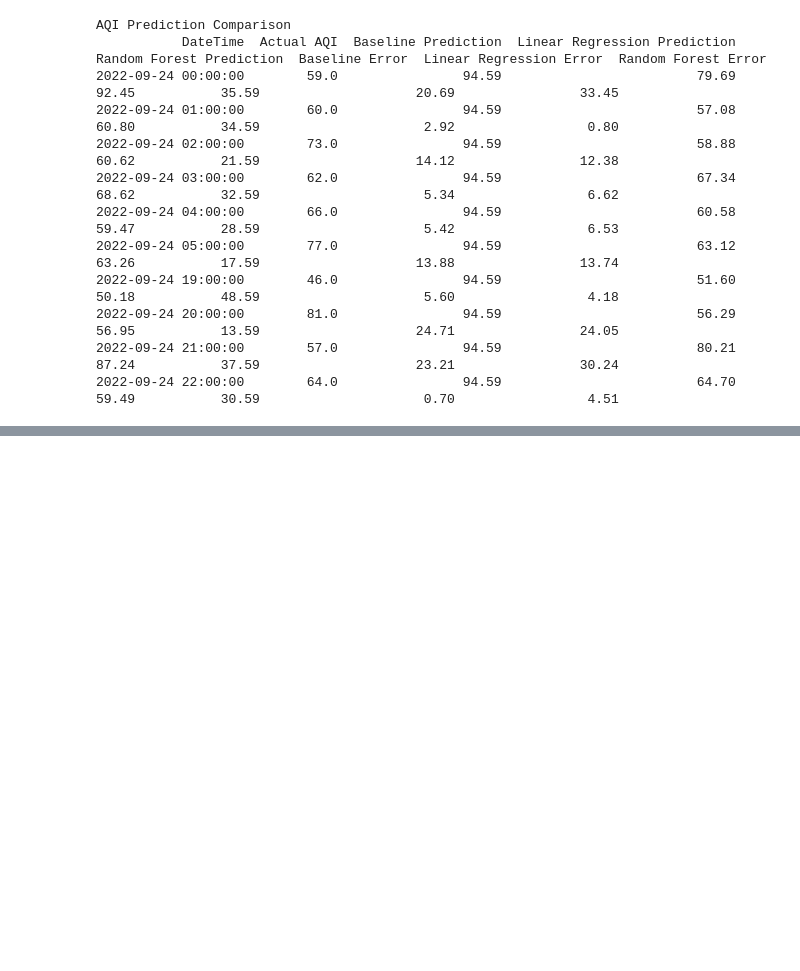
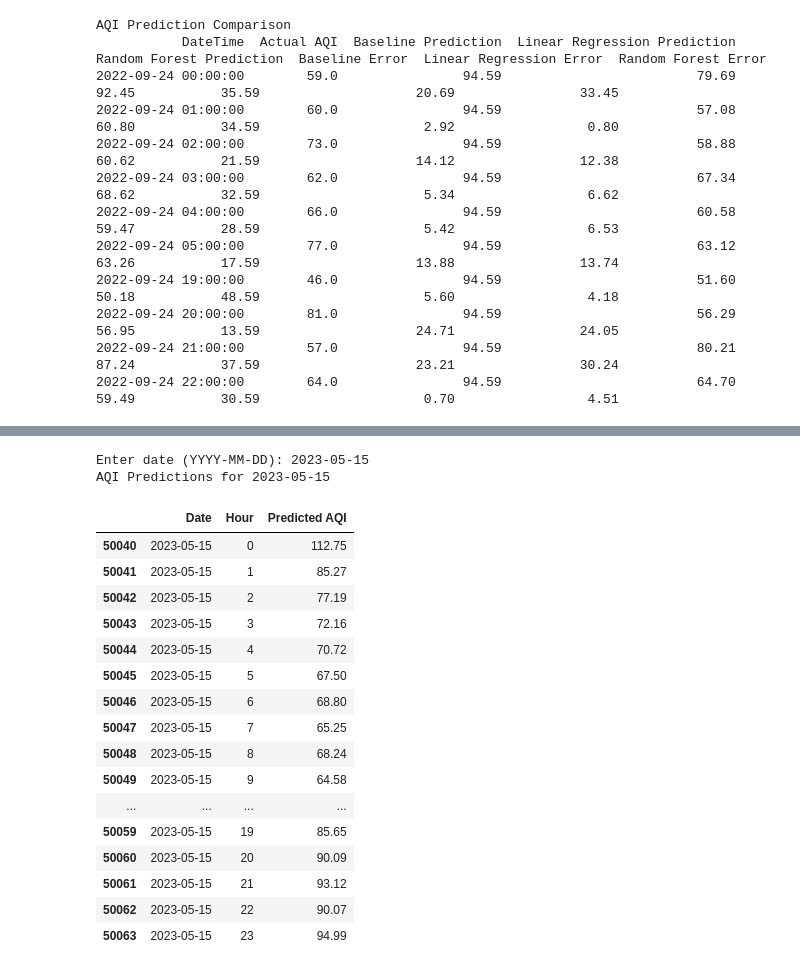
Before and after one commit to 9Pritika/AQI-Prediction-Manali, a Jupyter notebook: Air_Quality_Analysis.ipynb, the cells around one changed output, grey strips where cells are left out. Saved outputs shown, nothing was run; the diff lists cells and outputs as text; code cells hidden in the pictures; blank space fills up the shorter version.

```diff
--- a/Air_Quality_Analysis.ipynb
+++ b/Air_Quality_Analysis.ipynb
@@ -688,0 +717,65 @@ AQI Prediction Comparison
+# %%
+def predict_aqi_for_date(date_input):
+
+    selected_date = pd.to_datetime(date_input).normalize()
+
+    # Check whether the date exists in the dataset
+    day_data = prediction_data[
+        prediction_data['Date'] == selected_date
+    ].copy()
+
+    if day_data.empty:
+        print("Date not available in the dataset.")
+        return
+
+    features = [
+        'Hour', 'Month', 'Year', 'Day', 'DayOfWeek',
+        'AQI_Lag_1', 'AQI_Lag_24', 'AQI_Rolling_24'
+    ]
+
+    # Keep rows with all required features
+    valid_data = day_data.dropna(subset=features).copy()
+
+    if valid_data.empty:
+        print("Not enough previous AQI readings to make predictions.")
+        return
+
+    # Predict using trained Multiple Linear Regression model
+    valid_data['Predicted AQI'] = lr_v2.predict(
+        valid_data[features]
+    )
+
+    result = valid_data[['Date', 'Hour', 'Predicted AQI']].copy()
+
+    result['Predicted AQI'] = result['Predicted AQI'].round(2)
+
+    print(f"AQI Predictions for {selected_date.date()}")
+    display(result)
+
+    return result
+
+
+# User enters only the date
+date_input = input("Enter date (YYYY-MM-DD): ")
+
+prediction_result = predict_aqi_for_date(date_input)
+# %% [output]
+Enter date (YYYY-MM-DD): 2023-05-15
+AQI Predictions for 2023-05-15
+|  | Date | Hour | Predicted AQI |
+| 50040 | 2023-05-15 | 0 | 112.75 |
+| 50041 | 2023-05-15 | 1 | 85.27 |
+| 50042 | 2023-05-15 | 2 | 77.19 |
+| 50043 | 2023-05-15 | 3 | 72.16 |
+| 50044 | 2023-05-15 | 4 | 70.72 |
+| 50045 | 2023-05-15 | 5 | 67.50 |
+| 50046 | 2023-05-15 | 6 | 68.80 |
+| 50047 | 2023-05-15 | 7 | 65.25 |
+| 50048 | 2023-05-15 | 8 | 68.24 |
+| 50049 | 2023-05-15 | 9 | 64.58 |
+| ... | ... | ... | ... |
+| 50059 | 2023-05-15 | 19 | 85.65 |
+| 50060 | 2023-05-15 | 20 | 90.09 |
+| 50061 | 2023-05-15 | 21 | 93.12 |
+| 50062 | 2023-05-15 | 22 | 90.07 |
+| 50063 | 2023-05-15 | 23 | 94.99 |
```
Also changed, not shown: parts of 2 cells of this notebook.
